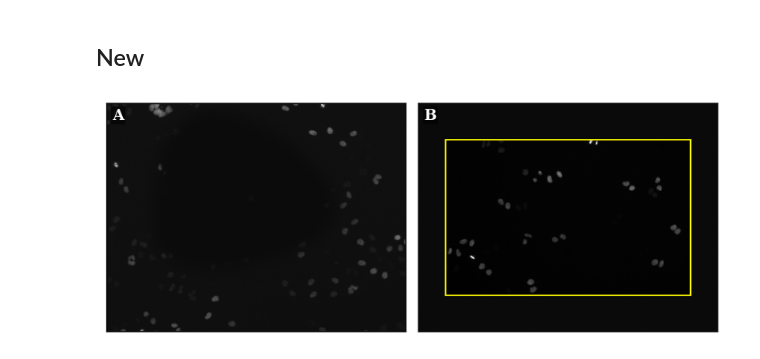
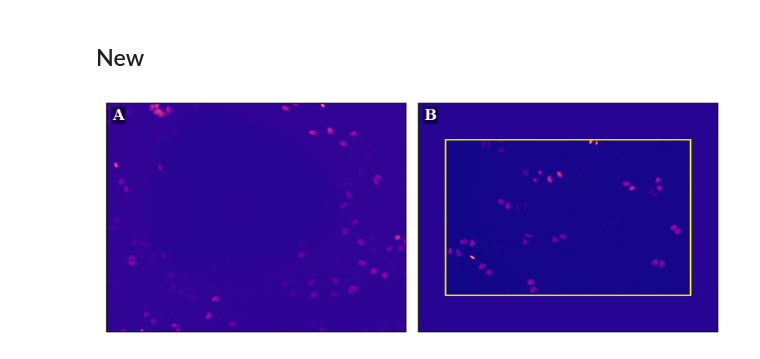
Before and after one commit to cdalinghaus-mthesis/figures, a Jupyter notebook: background_section/mitocheck_comparison.ipynb, the cells around one changed output. Saved outputs shown, nothing was run; the diff lists cells and outputs as text; code cells hidden in the pictures.

Commit message:
Change mitocheck colormap to plasma

```diff
--- a/background_section/mitocheck_comparison.ipynb
+++ b/background_section/mitocheck_comparison.ipynb
@@ -75,7 +75,7 @@ vmin, vmax = 0, 1
 # LEFT: ORIGINAL FULL IMAGE
 # ------------------------------------------------------------
 ax0 = axes[0]
-ax0.imshow(arr, cmap="gray", vmin=vmin, vmax=vmax)
+ax0.imshow(arr, cmap="plasma", vmin=vmin, vmax=vmax)
 ax0.set_xticks([])
 ax0.set_yticks([])
 ax0.text(
@@ -91,38 +91,38 @@ ax0.text(
 # RIGHT: PADDED CENTER CROP
 # ------------------------------------------------------------
 ax1 = axes[1]
-ax1.imshow(arr2_padded, cmap="gray", vmin=vmin, vmax=vmax)
+ax1.imshow(arr2_padded, cmap="plasma", vmin=vmin, vmax=vmax)
 ax1.set_xticks([])
 ax1.set_yticks([])
 
 ax1.text(
     0.02, 0.98, "B",
     transform=ax1.transAxes,
     ha="left", va="top",
     fontsize=10, fontweight="bold",
     color="white",
     bbox=dict(boxstyle="square,pad=0.1", fc="black", ec="none", alpha=0.5),
 )
 
 # ------------------------------------------------------------
 # OPTIONAL: OUTLINE THE TRUE CROP REGION
 # ------------------------------------------------------------
 import matplotlib.patches as patches
 
 rect = patches.Rectangle(
     (pad_left, pad_top),
     w2, h2,
     linewidth=1,
     edgecolor="yellow",
     facecolor="none",
 )
 ax1.add_patch(rect)
 
 # ------------------------------------------------------------
 # SAVE
 # ------------------------------------------------------------
 plt.tight_layout()
 fig.savefig("mitocheck_center_crop_comparison.pdf", bbox_inches="tight")
 plt.show()
 # %% [output]
-[figure, old version]
+[figure, new version]
```
Also changed, not shown: parts of 1 cell of this notebook.
